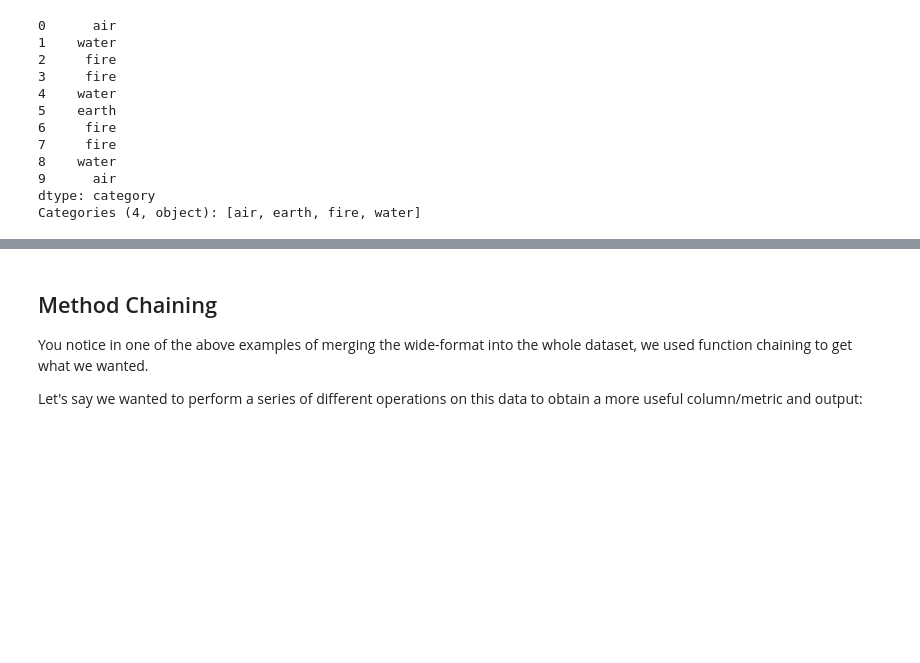
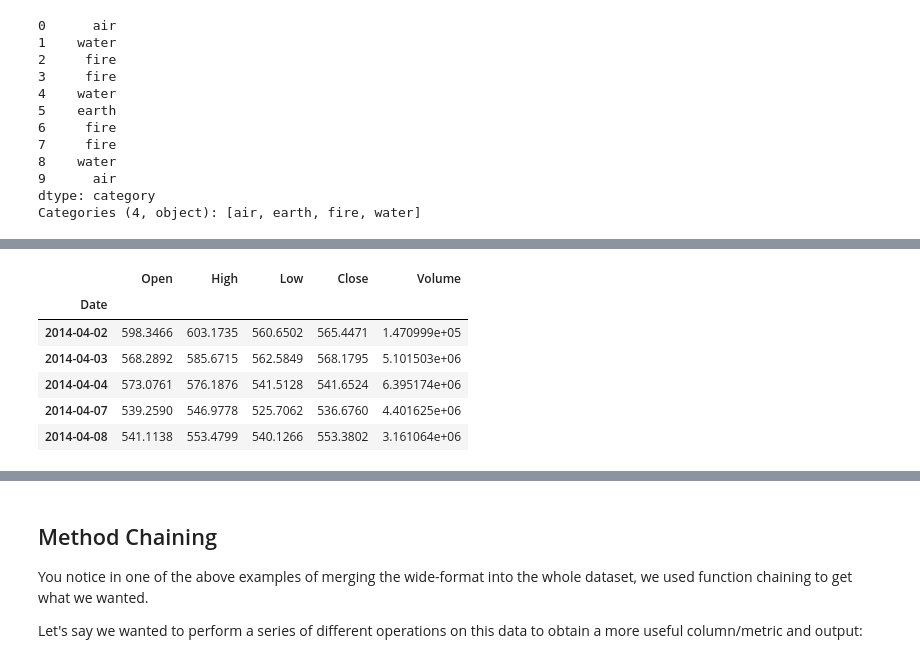
Before and after one commit to ecs-vlc/PythonTeaching, a Jupyter notebook: 03-Data/03 Pandas Advanced.ipynb, the cells around one changed output, grey strips where cells are left out. Cells and saved outputs as stored; diff of their text form; code cells hidden in the pictures; blank space fills up the shorter version.

```diff
--- a/03-Data/03 Pandas Advanced.ipynb
+++ b/03-Data/03 Pandas Advanced.ipynb
@@ -304,0 +519,11 @@ Pandas as a tool was initially developed in the context of financial modelling,
+# %%
+goog = pd.read_csv("datasets/goog_stock.csv", index_col=0, parse_dates=True, skipinitialspace=True).sort_index()
+goog.head()
+# %% [output]
+|  | Open | High | Low | Close | Volume |
+| Date |  |  |  |  |  |
+| 2014-04-02 | 598.3466 | 603.1735 | 560.6502 | 565.4471 | 1.470999e+05 |
+| 2014-04-03 | 568.2892 | 585.6715 | 562.5849 | 568.1795 | 5.101503e+06 |
+| 2014-04-04 | 573.0761 | 576.1876 | 541.5128 | 541.6524 | 6.395174e+06 |
+| 2014-04-07 | 539.2590 | 546.9778 | 525.7062 | 536.6760 | 4.401625e+06 |
+| 2014-04-08 | 541.1138 | 553.4799 | 540.1266 | 553.3802 | 3.161064e+06 |
```
Also changed, not shown: parts of 53 cells of this notebook, 2 other files.
